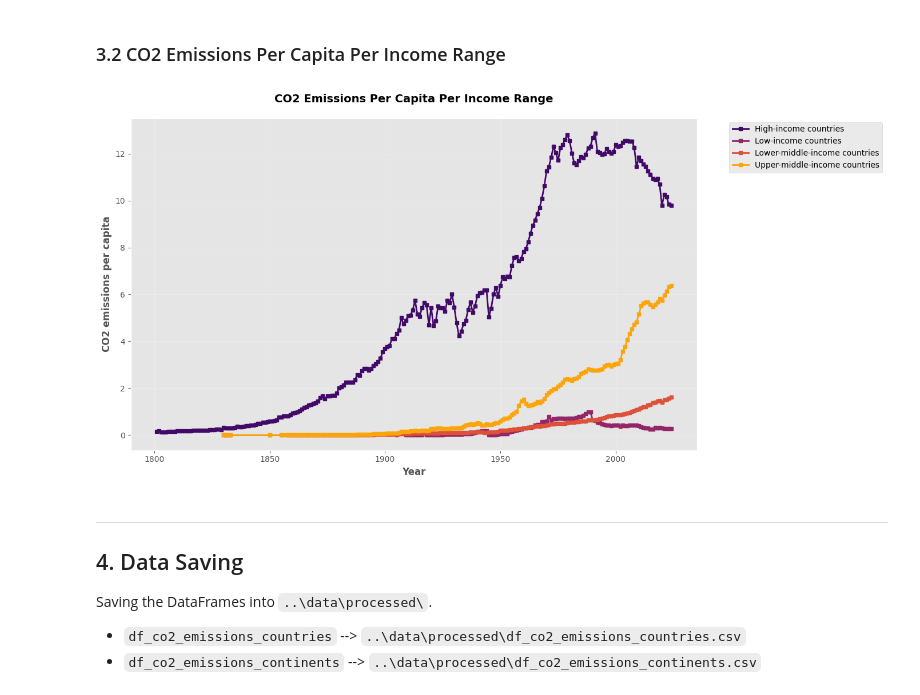
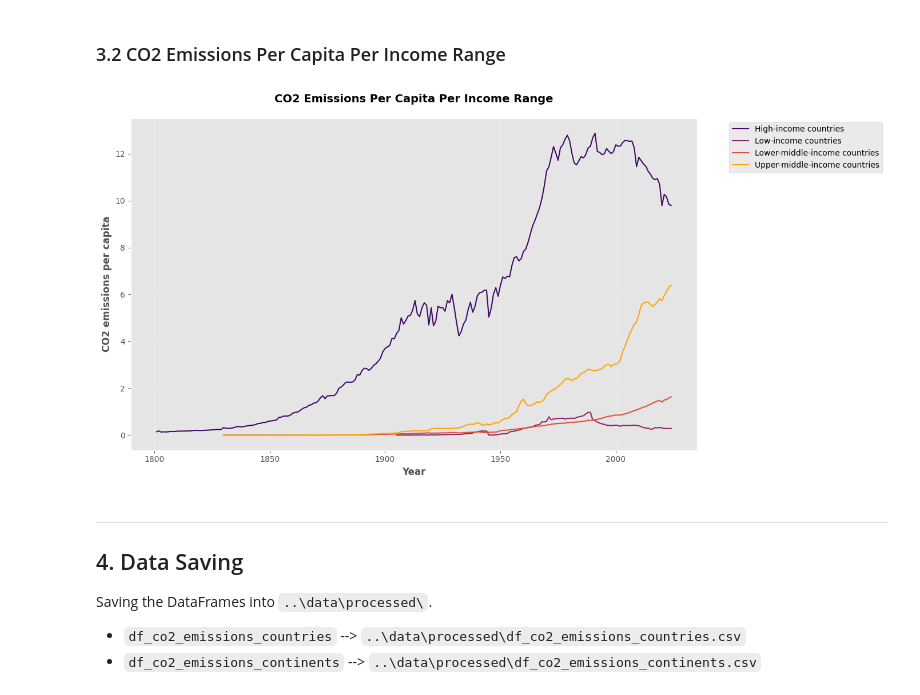
Before and after one commit to martinadep/co2_emissions_data_mining, a Jupyter notebook: notebooks/0a_CO2_data_understanding.ipynb, the cells around one changed output. Cells and saved outputs as stored; diff of their text form; code cells hidden in the pictures.

Commit message:
income plot update

```diff
--- a/notebooks/0a_CO2_data_understanding.ipynb
+++ b/notebooks/0a_CO2_data_understanding.ipynb
@@ -266,21 +266,21 @@ plt.show()
 # %%
 fig, ax = plt.subplots(figsize=(14, 7))
 entities = df_co2_emissions_income['Entity'].unique()
 colors = sns.color_palette("inferno", len(entities))
 for i, income_group in enumerate(entities):
     data = df_co2_emissions_income[df_co2_emissions_income['Entity'] == income_group]
-    ax.plot(data['Year'], data['CO2 emissions per capita'], marker='s', label=income_group, linewidth=2, markersize=5, color=colors[i])
+    ax.plot(data['Year'], data['CO2 emissions per capita'], label=income_group, color=colors[i])
 
 ax.set_xlabel('Year', fontsize=12, fontweight='bold')
 ax.set_ylabel('CO2 emissions per capita', fontsize=12, fontweight='bold')
 ax.set_title('CO2 Emissions Per Capita Per Income Range', fontsize=14, fontweight='bold', pad=20)
 ax.legend(bbox_to_anchor=(1.05, 1), loc='upper left', frameon=True, fontsize=10)
 ax.grid(True, alpha=0.3)
 plt.tight_layout()
 plt.savefig('../plots/single_eda/co2_pc_income_range.png', dpi=300, bbox_inches='tight')
 plt.show()
 # %% [output]
-[figure, old version]
+[figure, new version]
 # %% [markdown]
  ---
 ## 4. Data Saving
```
